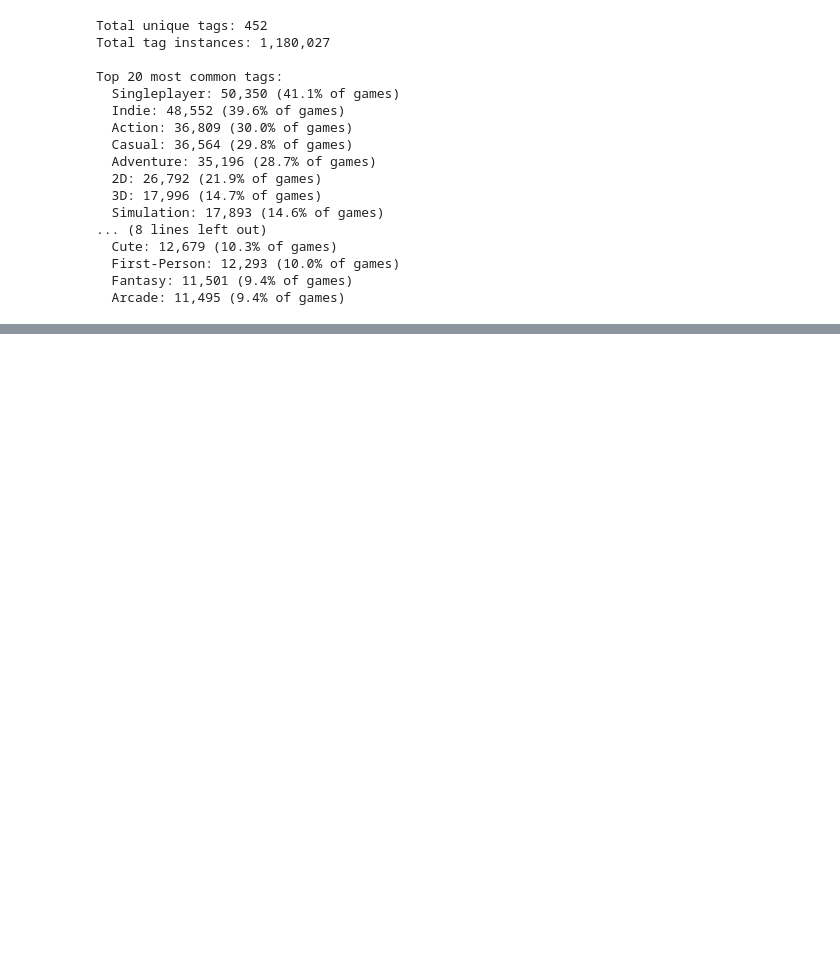
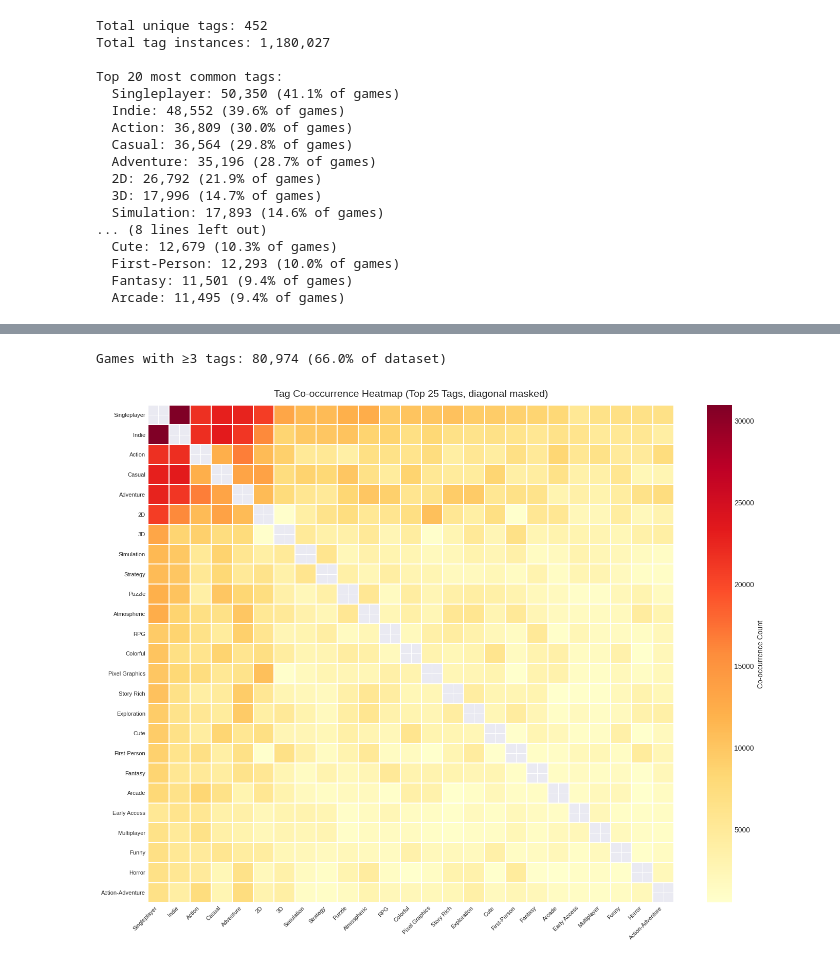
Before and after one commit to Ty700/SteamDB-Data-Mining, a Jupyter notebook: SteamDBMining.ipynb, the cells around one changed output, grey strips where cells are left out. Cells and saved outputs as stored; diff of their text form; code cells hidden in the pictures; blank space fills up the shorter version.

```diff
--- a/SteamDBMining.ipynb
+++ b/SteamDBMining.ipynb
@@ -983,0 +1056,17 @@ This dual approach provides both **explanation** and **prediction**, making it i
+# %%
+%matplotlib inline
+# These imports are re-stated here so that Checkpoint 2 cells are self-contained
+# when run after a kernel restart (all state from CP1 is reconstructed below).
+import pandas as pd
+import numpy as np
+import matplotlib.pyplot as plt
+import seaborn as sns
+from collections import Counter
+import warnings
+
+warnings.filterwarnings('ignore')
+plt.style.use('seaborn-v0_8-darkgrid')
+sns.set_palette("husl")
+np.random.seed(42)
+
+print("CP2 environment ready.")
@@ -983,0 +1081,51 @@ This dual approach provides both **explanation** and **prediction**, making it i
+# %%
+# Restrict to games that have at least 3 tags (less than that provides no useful itemset signal)
+games_with_tags = df[df['num_tags'] >= 3].copy()
+print(f"Games with ≥3 tags: {len(games_with_tags):,} ({len(games_with_tags)/len(df)*100:.1f}% of dataset)")
+
+# Build tag frequency map
+all_tags_flat = [tag for tl in games_with_tags['tags_list'] for tag in tl]
+tag_counts_cp2 = Counter(all_tags_flat)
+
+TOP_N_COOC = 25
+top_tags_cooc = [t for t, _ in tag_counts_cp2.most_common(TOP_N_COOC)]
+
+# Build co-occurrence matrix (symmetric, diagonal = self-count for context)
+cooc_matrix = np.zeros((TOP_N_COOC, TOP_N_COOC), dtype=int)
+for tag_list in games_with_tags['tags_list']:
+    present = [t for t in tag_list if t in top_tags_cooc]
+    idxs = [top_tags_cooc.index(t) for t in present]
+    for ii in range(len(idxs)):
+        cooc_matrix[idxs[ii], idxs[ii]] += 1        # self-count on diagonal
+        for jj in range(ii + 1, len(idxs)):
+            cooc_matrix[idxs[ii], idxs[jj]] += 1
+            cooc_matrix[idxs[jj], idxs[ii]] += 1
+
+cooc_df = pd.DataFrame(cooc_matrix, index=top_tags_cooc, columns=top_tags_cooc)
+
+fig, ax = plt.subplots(figsize=(14, 11))
+mask = np.eye(TOP_N_COOC, dtype=bool)           # mask diagonal for visual clarity
+sns.heatmap(
+    cooc_df, mask=mask, annot=False, fmt='d',
+    cmap='YlOrRd', linewidths=0.3, ax=ax,
+    cbar_kws={'label': 'Co-occurrence Count'}
+)
+ax.set_title('Tag Co-occurrence Heatmap (Top 25 Tags, diagonal masked)', fontsize=14, pad=12)
+ax.set_xticklabels(ax.get_xticklabels(), rotation=45, ha='right', fontsize=8)
+ax.set_yticklabels(ax.get_yticklabels(), rotation=0, fontsize=8)
+plt.tight_layout()
+plt.show()
+plt.close("all")
+
+# Print top 10 co-occurring pairs for reference
+print("\nTop 15 tag co-occurrence pairs:")
+pairs = []
+for i in range(TOP_N_COOC):
+    for j in range(i + 1, TOP_N_COOC):
+        pairs.append((top_tags_cooc[i], top_tags_cooc[j], cooc_matrix[i, j]))
+pairs.sort(key=lambda x: -x[2])
+for a, b, cnt in pairs[:15]:
+    print(f"  {a:20s} + {b:20s}: {cnt:,}")
+# %% [output]
+Games with ≥3 tags: 80,974 (66.0% of dataset)
+[figure, added]
```
Also changed, not shown: parts of 68 cells of this notebook.
